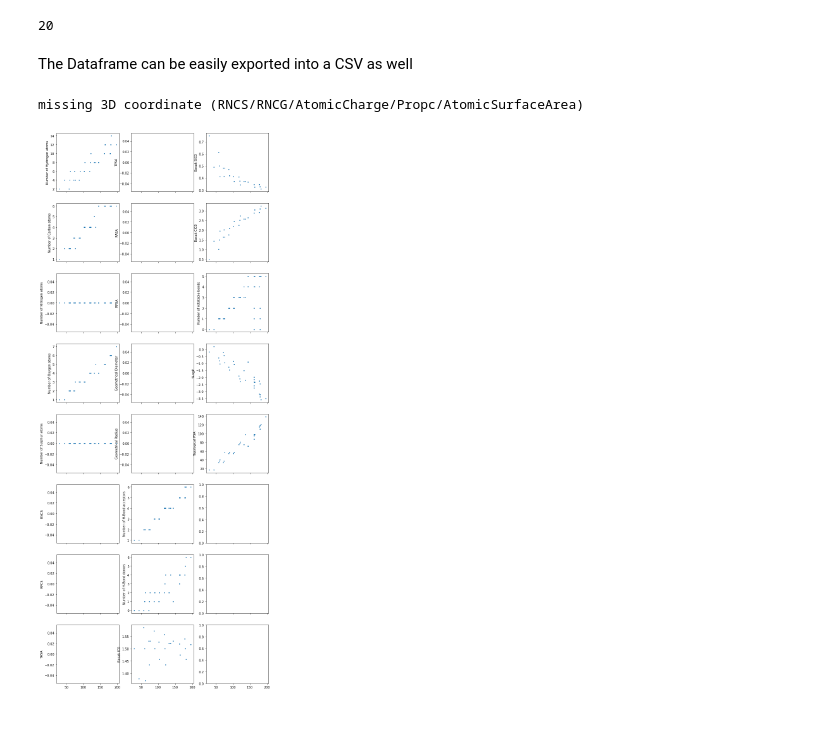
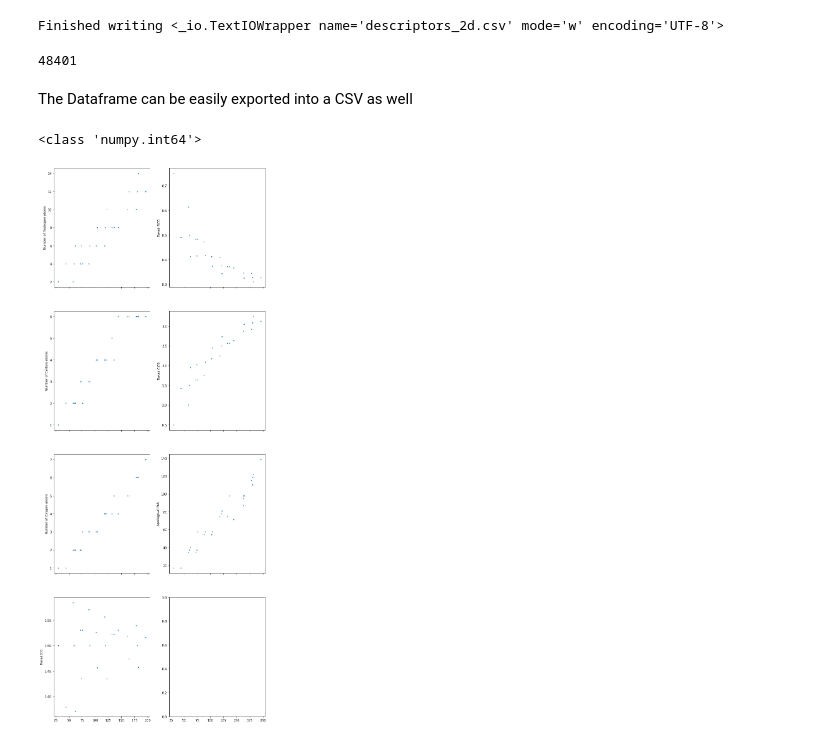
Before and after one commit to Reaction-Space-Explorer/reac-space-exp, a Jupyter notebook: plots/molecular_descriptors.ipynb, the cells around one changed output. Drawn from its saved outputs; the diff is of its cells as text; code cells hidden in the pictures.

Commit message:
Calculate 2D descriptors and export into a CSV

```diff
--- a/plots/molecular_descriptors.ipynb
+++ b/plots/molecular_descriptors.ipynb
@@ -34,0 +37,21 @@ Now calculate them
+# %%
+# I thought of creating a "MoleculeInfo" object which would store info about all descriptors
+# this wasn't needed, just one way I thought I could make the code more readable
+class MoleculeInfo:
+    def __init__(self, smiles, gen, mol):
+        self.smiles = smiles
+        self.gen = gen
+        self.mol = mol
+        # initialize the rest as -1 by default. Can assign them values later on.
+        self.numC = -1
+        self.numH = -1
+        self.numO = -1
+        self.IC0 = -1
+        self.SIC0 = -1
+        self.CIC0 = -1
+        self.TopoPSA = -1
+
+    def __repr__(self):
+        # separate everything by a comma
+        return(','.join([('G' + str(self.gen)), self.smiles, str(self.numC), str(self.numH), str(self.numO),
+                         str(self.IC0), str(self.SIC0), str(self.CIC0), str(self.TopoPSA)]))
@@ -35,6 +69,5 @@ Now calculate them
 # %%
-molecules_list = []
-weights_list = []
+all_molecules_info = []
 # open the output .txt
 count = 0
 with open('../main/glucose/glucose_degradation_output.txt') as glu_out:
@@ -45,17 +78,16 @@ with open('../main/glucose/glucose_degradation_output.txt') as glu_out:
         # break line into components separated by a tabspace
         comps = line.split("\t")
         gen_num = int(comps[0][1])
-        mol = MolFromSmiles(comps[1])
-        weight = ExactMolWt(mol)
-
-        molecules_list.append(mol)
-        weights_list.append(weight)
+        smiles = comps[1]
+        mol = MolFromSmiles(smiles)
+        mol_info = MoleculeInfo(smiles, gen_num, mol)
+        all_molecules_info.append(mol_info)
         # testing with the first 100 molecules
-        if count > 100:
-            break
+        '''if count > 100:
+            break'''
         count += 1
 # %%
-result = calc.pandas(molecules_list)
+result = calc.pandas([mol_info.mol for mol_info in all_molecules_info])
 # %%
 result.head()
 # %% [output]
@@ -84,18 +124,28 @@ Name: RASA, Length: 102, dtype: object
+# %%
+with open('descriptors_2d.csv', 'w') as desc_csv:
+    desc_csv.write(','.join(['Generation', 'SMILES', 'numC', 'numH', 'numO', 'IC0', 'SIC0', 'CIC0', 'TopoPSA']))
+    desc_csv.write('\n')
+    for info in all_molecules_info:
+        desc_csv.write(str(info))
+        desc_csv.write('\n')
+print("Finished writing", desc_csv)
+# %% [output]
+Finished writing <_io.TextIOWrapper name='descriptors_2d.csv' mode='w' encoding='UTF-8'>
 # %%
-print(len(result.columns))
+print(len(result))
 # %% [output]
-20
+48401
 # %% [markdown]
 The Dataframe can be easily exported into a CSV as well
 # %%
-print(result['RASA'].iloc[1])
+print(type(result['nH'].iloc[1]))
 # %% [output]
-missing 3D coordinate (RNCS/RNCG/AtomicCharge/Propc/AtomicSurfaceArea)
+<class 'numpy.int64'>
 # %%
 fig = plt.figure(figsize=(12,32))
-axes = fig.subplots(nrows=8, ncols=3, sharex=True)
+axes = fig.subplots(nrows=4, ncols=2, sharex=True)
 for col_id, col in enumerate(result.columns):
-    axes[col_id%8, col_id//8].plot(weights_list, result[col], linestyle='', marker='o', markersize=2)
-    axes[col_id%8, col_id//8].set_ylabel(desc_needed[col])
+    axes[col_id%4, col_id//4].plot(weights_list, result[col], linestyle='', marker='o', markersize=2)
+    axes[col_id%4, col_id//4].set_ylabel(desc_needed[col])
 # %% [output]
-[figure, old version]
+[figure, new version]
```
Also changed, not shown: parts of 10 cells of this notebook.
